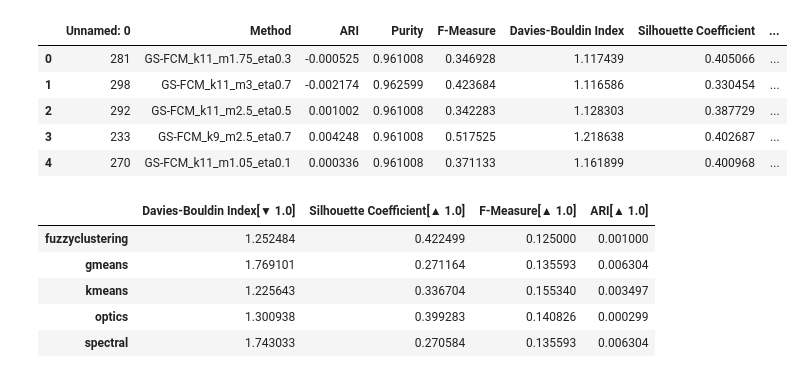
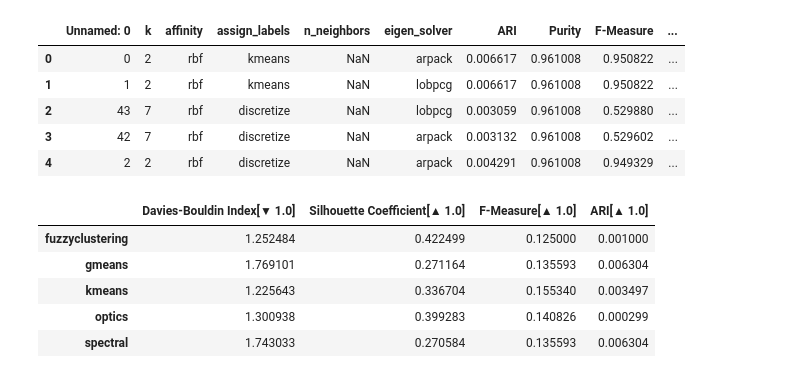
Before and after one commit to Bernat-C/Clustering-Analysis, a Jupyter notebook: evaluation.ipynb, the cells around one changed output. Cells and saved outputs as stored; diff of their text form; code cells hidden in the pictures.

```diff
--- a/evaluation.ipynb
+++ b/evaluation.ipynb
@@ -25,41 +25,45 @@ def rank_and_sort(df):
         if metric == "Davies-Bouldin Index":
             # For Davies-Bouldin Index, lower is better, so sort ascending
             top_rows = pd.concat([top_rows, df.nsmallest(3, metric)])
         else:
             # For all other metrics, higher is better
             top_rows = pd.concat([top_rows, df.nlargest(3, metric)])
 
     # Drop duplicate rows
     top_rows = top_rows.drop_duplicates()
 
+    rankings = top_rows.copy()
+
     # Rank the rows based on all metrics
-    rankings = top_rows.copy()
     for metric in metrics:
         if metric == "Davies-Bouldin Index":
             # Rank ascending for Davies-Bouldin Index
             rankings[f"{metric}_Rank"] = rankings[metric].rank(ascending=True)
         else:
             # Rank descending for other metrics
             rankings[f"{metric}_Rank"] = rankings[metric].rank(ascending=False)
 
     # Calculate the mean rank across all metrics
     ranking_columns = [f"{metric}_Rank" for metric in metrics]
     rankings["Mean_Rank"] = rankings[ranking_columns].mean(axis=1)
 
     # Sort by mean rank
     rankings = rankings.sort_values("Mean_Rank").reset_index(drop=True)
 
     return rankings
-df = pd.read_csv('./output/fuzzyclustering_sick.csv')
+
+model = 'spectral'
+dataset = 'sick'
+df = pd.read_csv(f'./output/results_{model}_{dataset}.csv')
 result = rank_and_sort(df)
 result
 # %% [output]
-|  | Unnamed: 0 | Method | ARI | Purity | F-Measure | Davies-Bouldin Index | Silhouette Coefficient | ... |
-| 0 | 281 | GS-FCM_k11_m1.75_eta0.3 | -0.000525 | 0.961008 | 0.346928 | 1.117439 | 0.405066 | ... |
-| 1 | 298 | GS-FCM_k11_m3_eta0.7 | -0.002174 | 0.962599 | 0.423684 | 1.116586 | 0.330454 | ... |
-| 2 | 292 | GS-FCM_k11_m2.5_eta0.5 | 0.001002 | 0.961008 | 0.342283 | 1.128303 | 0.387729 | ... |
-| 3 | 233 | GS-FCM_k9_m2.5_eta0.7 | 0.004248 | 0.961008 | 0.517525 | 1.218638 | 0.402687 | ... |
-| 4 | 270 | GS-FCM_k11_m1.05_eta0.1 | 0.000336 | 0.961008 | 0.371133 | 1.161899 | 0.400968 | ... |
+|  | Unnamed: 0 | k | affinity | assign_labels | n_neighbors | eigen_solver | ARI | Purity | F-Measure | ... |
+| 0 | 0 | 2 | rbf | kmeans | NaN | arpack | 0.006617 | 0.961008 | 0.950822 | ... |
+| 1 | 1 | 2 | rbf | kmeans | NaN | lobpcg | 0.006617 | 0.961008 | 0.950822 | ... |
+| 2 | 43 | 7 | rbf | discretize | NaN | lobpcg | 0.003059 | 0.961008 | 0.529880 | ... |
+| 3 | 42 | 7 | rbf | discretize | NaN | arpack | 0.003132 | 0.961008 | 0.529602 | ... |
+| 4 | 2 | 2 | rbf | discretize | NaN | arpack | 0.004291 | 0.961008 | 0.949329 | ... |
 # %%
 import os
 
```
Also changed, not shown: 3 other files.
